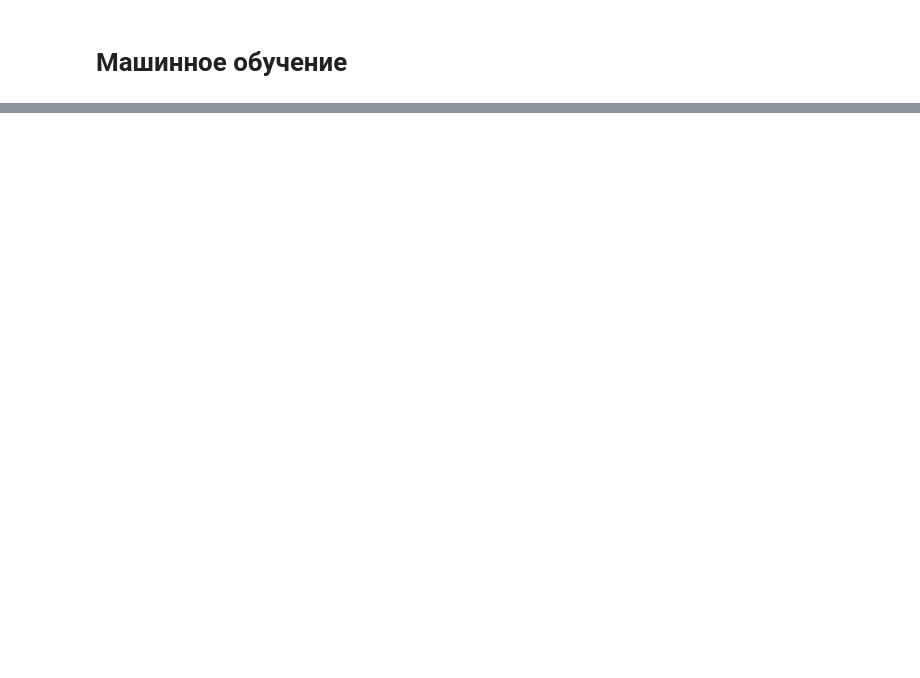
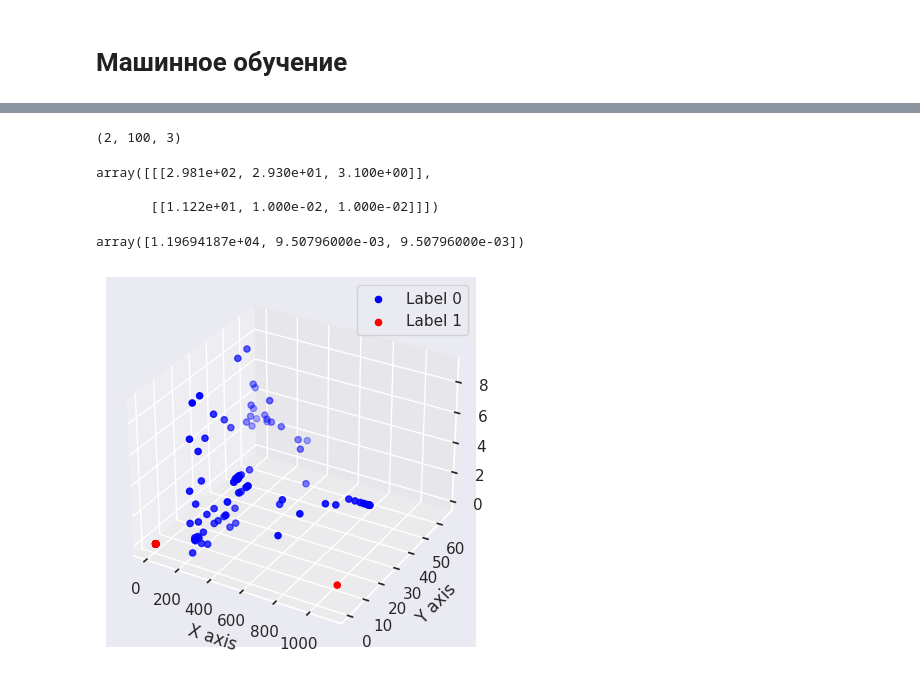
Before and after one commit to Felecort/TDA_Uni, a Jupyter notebook: src/0_topology-child-mind-institute.ipynb, the cells around one changed output, grey strips where cells are left out. Drawn from its saved outputs; the diff is of its cells as text; code cells hidden in the pictures; blank space fills up the shorter version.

```diff
--- a/src/0_topology-child-mind-institute.ipynb
+++ b/src/0_topology-child-mind-institute.ipynb
@@ -293,7 +329,8 @@ plot_point_cloud(enmo_point_cloud).show()
 homology_dimensions = [0, 1, 2]
 
 persistence = VietorisRipsPersistence(
-    homology_dimensions=homology_dimensions, n_jobs=-1
+    homology_dimensions=homology_dimensions,
+    n_jobs=6
 )
 # %%
 diagrams = persistence.fit_transform([anglez_point_cloud, enmo_point_cloud])
@@ -369,0 +418,14 @@ array([[[  0.        ,   0.        ,   0.        ],
+# %%
+transposed_array = np.transpose(betti_curves, (0, 2, 1))
+# %% [output]
+(2, 100, 3)
+# %%
+means = np.mean(transposed_array, axis=1, keepdims=True)
+
+means
+# %% [output]
+array([[[2.981e+02, 2.930e+01, 3.100e+00]],
+
+       [[1.122e+01, 1.000e-02, 1.000e-02]]])
+# %%
+differences = np.abs(transposed_array - means)
@@ -369,0 +434,4 @@ array([[[  0.        ,   0.        ,   0.        ],
+# %%
+differences[1].var(axis=0)
+# %% [output]
+array([1.19694187e+04, 9.50796000e-03, 9.50796000e-03])
@@ -369,0 +443,16 @@ array([[[  0.        ,   0.        ,   0.        ],
+# %%
+fig = plt.figure()
+ax = fig.add_subplot(111, projection='3d')
+
+ax.scatter(differences[0, :, 0], differences[0, :, 1], differences[0, :, 2], c='blue', label='Label 0')
+ax.scatter(differences[1, :, 0], differences[1, :, 1], differences[1, :, 2], c='red', label='Label 1')
+
+ax.legend()
+
+ax.set_xlabel('X axis')
+ax.set_ylabel('Y axis')
+ax.set_zlabel('Z axis')
+
+plt.show()
+# %% [output]
+[figure, added]
```
Also changed, not shown: parts of 53 cells of this notebook, 4 other files.
